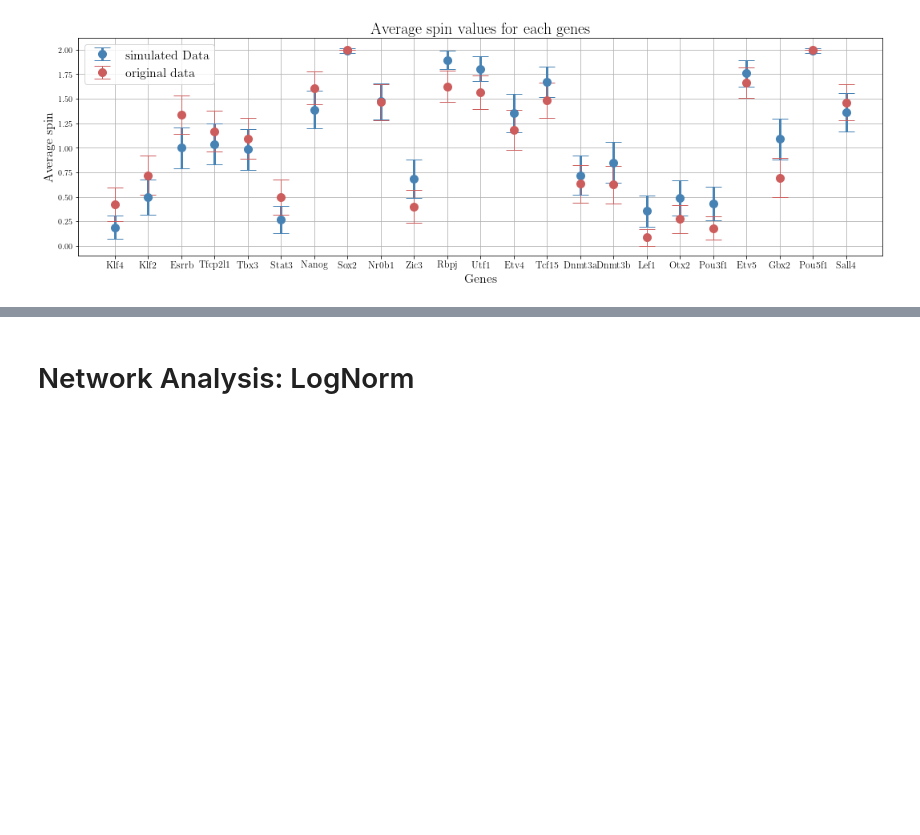
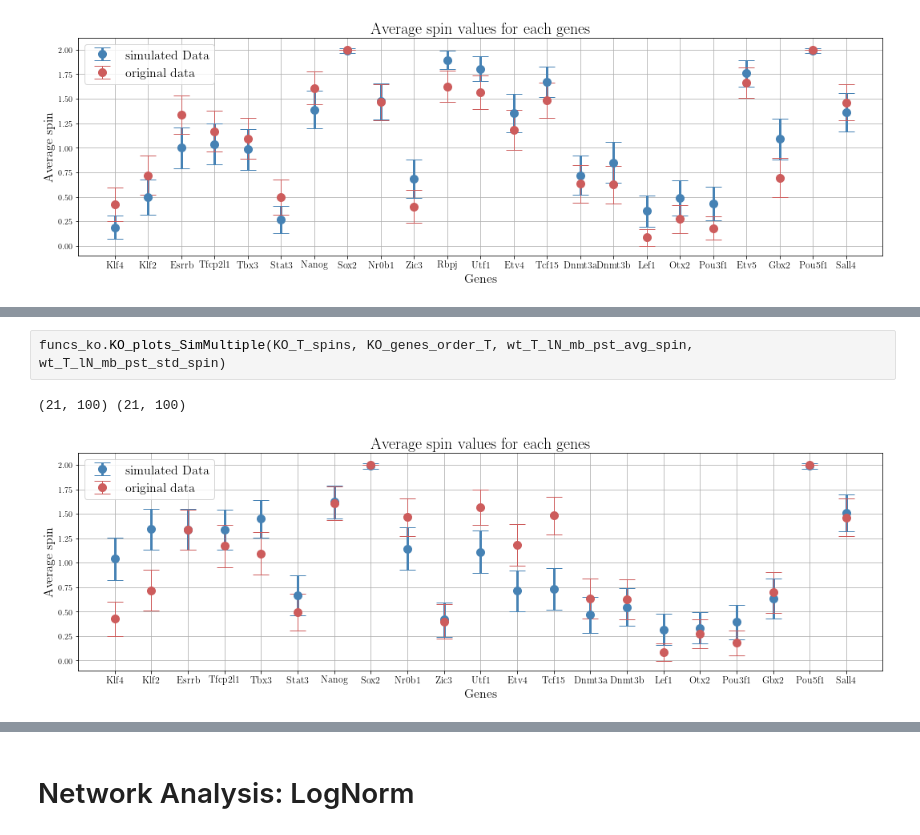
Before and after one commit to CleliaCorridori/GRN_Inference_CODE, a Jupyter notebook: Models_Evaluation.ipynb, the cells around one changed output, grey strips where cells are left out. Saved outputs shown, nothing was run; the diff lists cells and outputs as text; blank space fills up the shorter version.

```diff
--- a/Models_Evaluation.ipynb
+++ b/Models_Evaluation.ipynb
@@ -898,0 +962,5 @@ funcs_ko.KO_plots_oneSim(model_lN_best,KO_lN_rec_matx, KO_lN_rec_field, KO_genes
+# %%
+funcs_ko.KO_plots_SimMultiple(KO_T_spins, KO_genes_order_T, wt_T_lN_mb_pst_avg_spin, wt_T_lN_mb_pst_std_spin)
+# %% [output]
+(21, 100) (21, 100)
+[figure, added]
```
Also changed, not shown: parts of 12 cells of this notebook, 1 other file.
